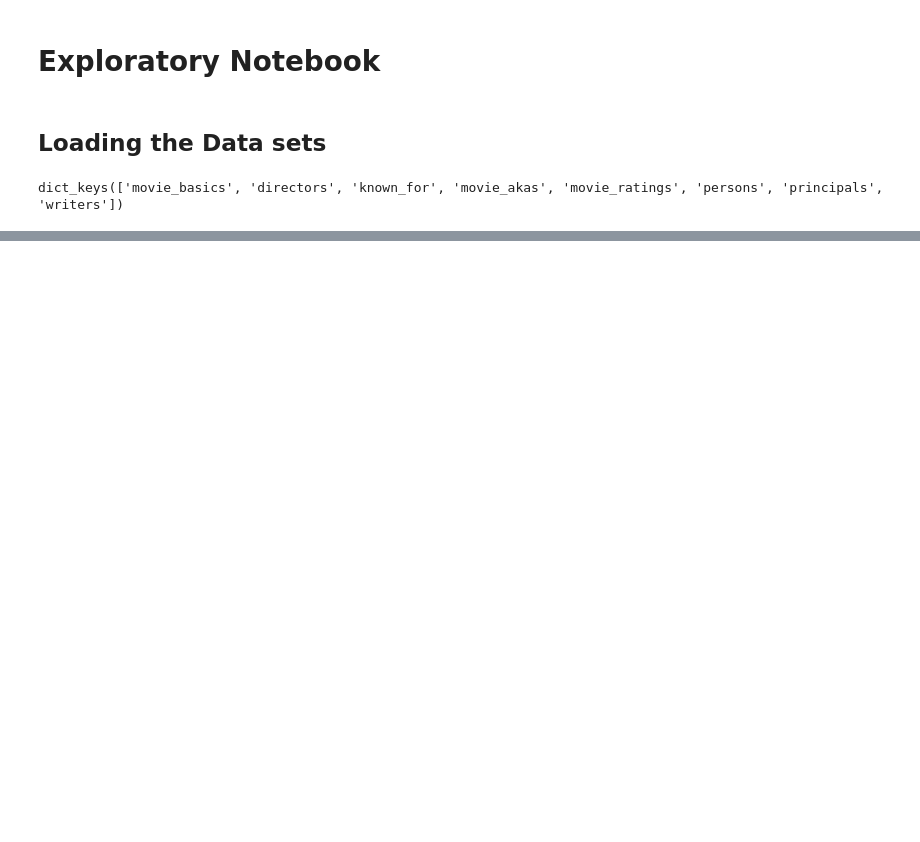
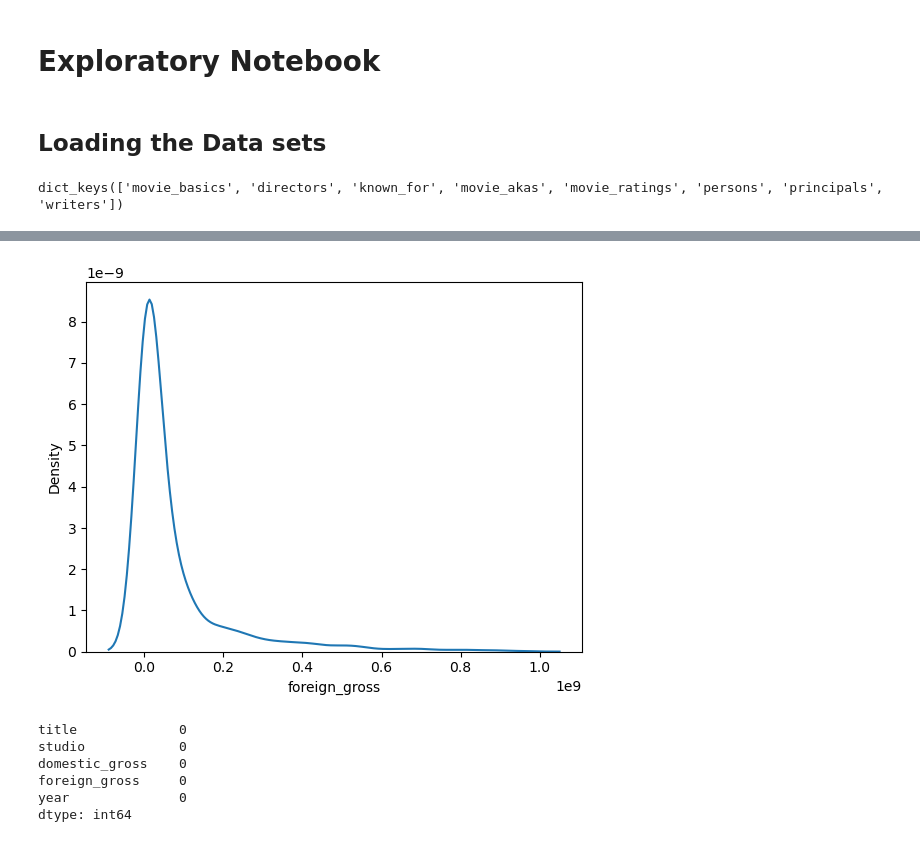
Before and after one commit to Arasirwa/stunning-computing-machine, a Jupyter notebook: notebooks/exploratory.ipynb, the cells around one changed output, grey strips where cells are left out. Saved outputs shown, nothing was run; the diff lists cells and outputs as text; code cells hidden in the pictures; blank space fills up the shorter version.

```diff
--- a/notebooks/exploratory.ipynb
+++ b/notebooks/exploratory.ipynb
@@ -44,0 +239,4 @@ tn_budget = pd.read_csv("../Data/tn.movie_budgets.csv")
+# %%
+median_dom_gross = bom_movie.domestic_gross.median()
+bom_movie['domestic_gross'].fillna(median_dom_gross, inplace=True)
+bom_movie.isnull().sum()
@@ -44,0 +256,4 @@ tn_budget = pd.read_csv("../Data/tn.movie_budgets.csv")
+# %%
+# Coverting foreign gross object column into Float
+bom_movie['foreign_gross'] = pd.to_numeric(bom_movie['foreign_gross'], errors='coerce')
+bom_movie['foreign_gross']
@@ -44,0 +273,18 @@ tn_budget = pd.read_csv("../Data/tn.movie_budgets.csv")
+# %%
+#using median to impute null values on foreign-gross col
+bom_movie['foreign_gross'].skew()
+sns.kdeplot(bom_movie['foreign_gross']);
+# %% [output]
+[figure, added]
+# %%
+#filling null values on foreign_gross col
+median_foreign_gross = bom_movie.foreign_gross.median()
+bom_movie['foreign_gross'].fillna(median_foreign_gross, inplace=True)
+bom_movie.isnull().sum()
+# %% [output]
+title             0
+studio            0
+domestic_gross    0
+foreign_gross     0
+year              0
+dtype: int64
```
Also changed, not shown: parts of 22 cells of this notebook.
